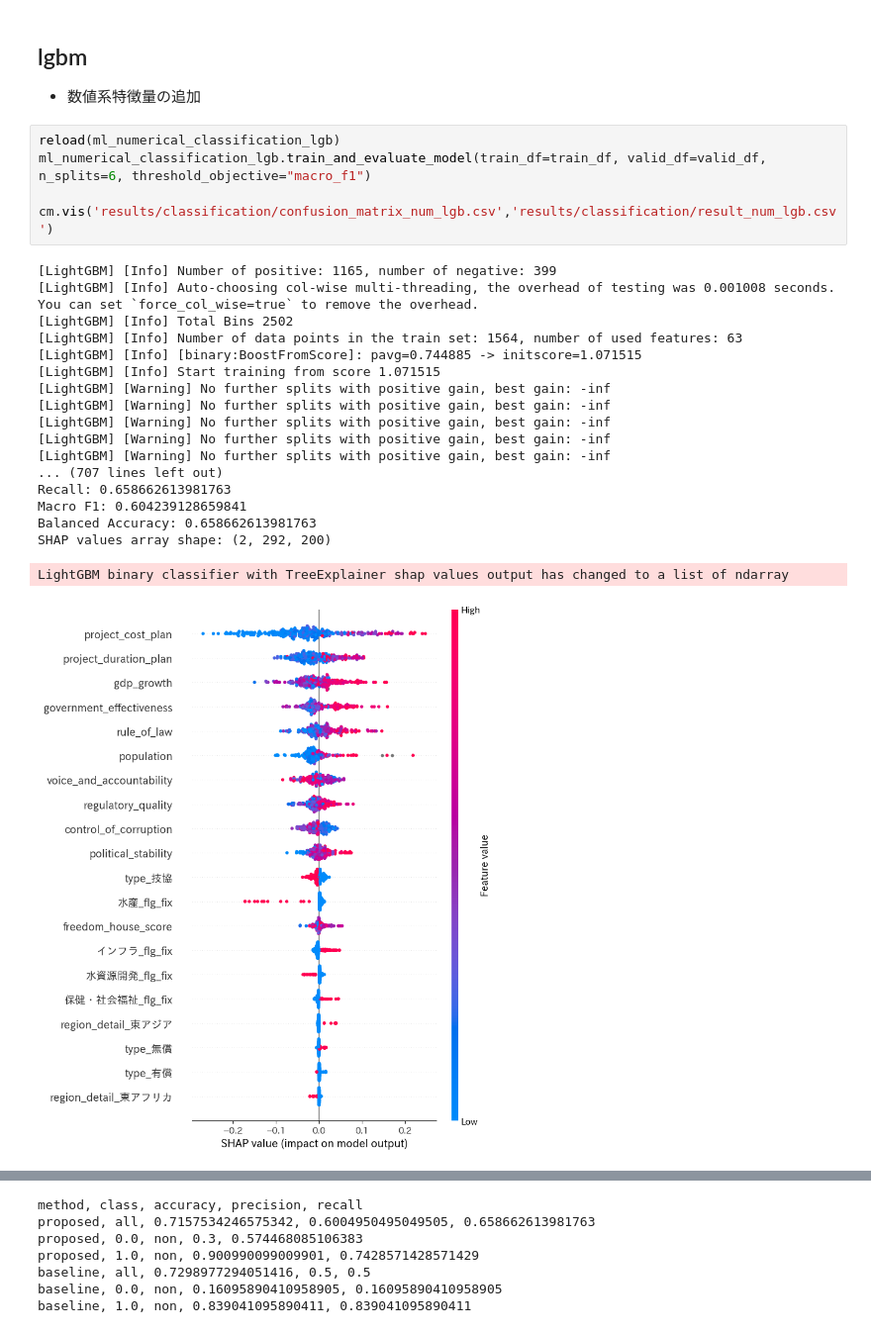
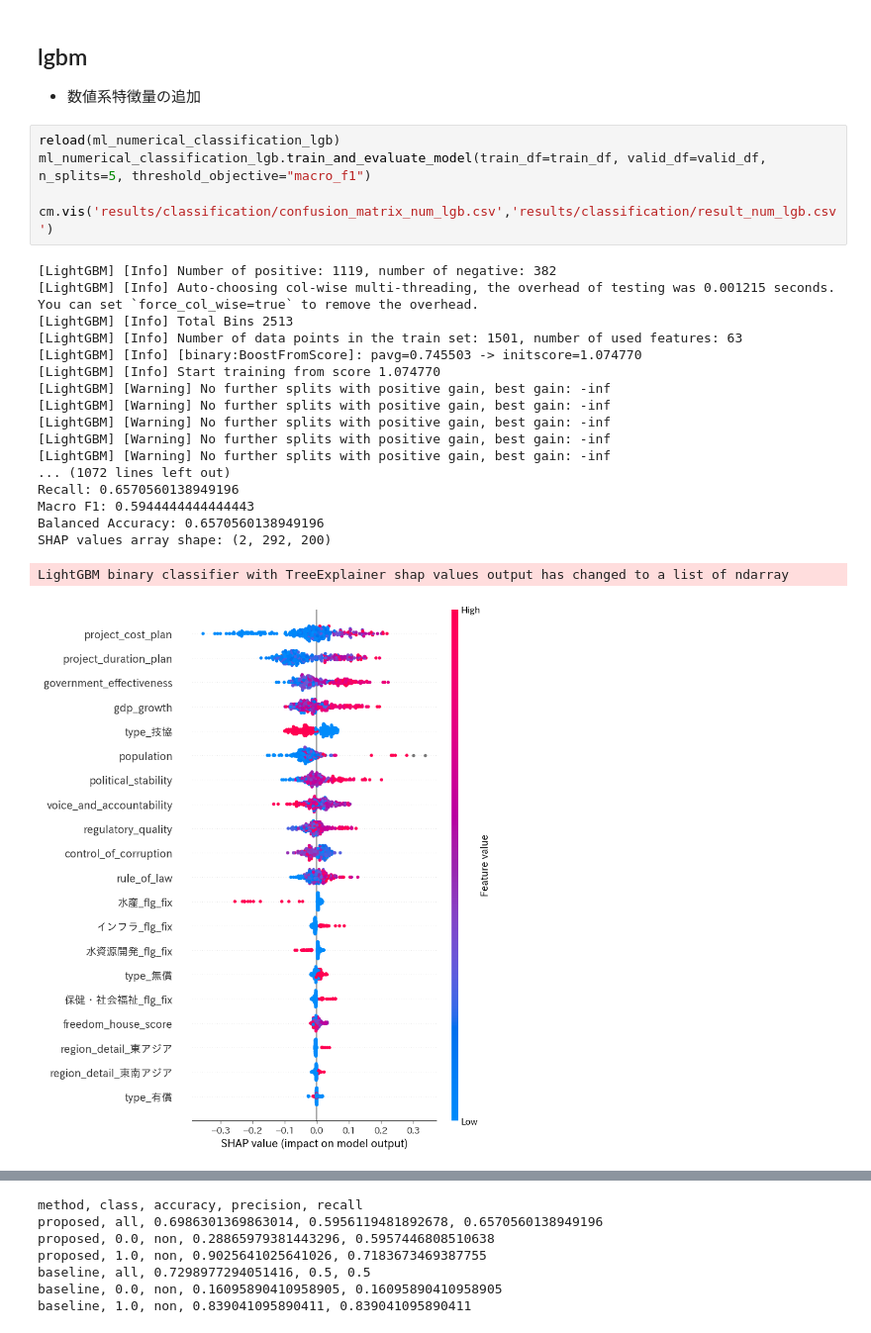
Before and after one commit to MatangoNyanya/post-project-eval, a Jupyter notebook: ml_prediction/prediction.ipynb, the cells around one changed output, grey strips where cells are left out. Shown at 99% size. Saved outputs shown, nothing was run; the diff lists cells and outputs as text.

```diff
--- a/ml_prediction/prediction.ipynb
+++ b/ml_prediction/prediction.ipynb
@@ -344,26 +344,26 @@ baseline, 1.0, non, 0.839041095890411, 0.839041095890411
 - 数値系特徴量の追加
 # %%
 reload(ml_numerical_classification_lgb)
-ml_numerical_classification_lgb.train_and_evaluate_model(train_df=train_df, valid_df=valid_df, n_splits=6, threshold_objective="macro_f1")
+ml_numerical_classification_lgb.train_and_evaluate_model(train_df=train_df, valid_df=valid_df, n_splits=5, threshold_objective="macro_f1")
 
 cm.vis('results/classification/confusion_matrix_num_lgb.csv','results/classification/result_num_lgb.csv')
 # %% [output]
-[LightGBM] [Info] Number of positive: 1165, number of negative: 399
-[LightGBM] [Info] Auto-choosing col-wise multi-threading, the overhead of testing was 0.001008 seconds.
+[LightGBM] [Info] Number of positive: 1119, number of negative: 382
+[LightGBM] [Info] Auto-choosing col-wise multi-threading, the overhead of testing was 0.001215 seconds.
 You can set `force_col_wise=true` to remove the overhead.
-[LightGBM] [Info] Total Bins 2502
-[LightGBM] [Info] Number of data points in the train set: 1564, number of used features: 63
-[LightGBM] [Info] [binary:BoostFromScore]: pavg=0.744885 -> initscore=1.071515
-[LightGBM] [Info] Start training from score 1.071515
+[LightGBM] [Info] Total Bins 2513
+[LightGBM] [Info] Number of data points in the train set: 1501, number of used features: 63
+[LightGBM] [Info] [binary:BoostFromScore]: pavg=0.745503 -> initscore=1.074770
+[LightGBM] [Info] Start training from score 1.074770
 [LightGBM] [Warning] No further splits with positive gain, best gain: -inf
 [LightGBM] [Warning] No further splits with positive gain, best gain: -inf
 [LightGBM] [Warning] No further splits with positive gain, best gain: -inf
 [LightGBM] [Warning] No further splits with positive gain, best gain: -inf
 [LightGBM] [Warning] No further splits with positive gain, best gain: -inf
-... (707 lines left out)
-Recall: 0.658662613981763
-Macro F1: 0.604239128659841
-Balanced Accuracy: 0.658662613981763
+... (1072 lines left out)
+Recall: 0.6570560138949196
+Macro F1: 0.5944444444444443
+Balanced Accuracy: 0.6570560138949196
 SHAP values array shape: (2, 292, 200)
 LightGBM binary classifier with TreeExplainer shap values output has changed to a list of ndarray
-[figure, old version]
+[figure, new version]
@@ -371,7 +371,7 @@ LightGBM binary classifier with TreeExplainer shap values output has changed to
 method, class, accuracy, precision, recall
-proposed, all, 0.7157534246575342, 0.6004950495049505, 0.658662613981763
-proposed, 0.0, non, 0.3, 0.574468085106383
-proposed, 1.0, non, 0.900990099009901, 0.7428571428571429
+proposed, all, 0.6986301369863014, 0.5956119481892678, 0.6570560138949196
+proposed, 0.0, non, 0.28865979381443296, 0.5957446808510638
+proposed, 1.0, non, 0.9025641025641026, 0.7183673469387755
 baseline, all, 0.7298977294051416, 0.5, 0.5
 baseline, 0.0, non, 0.16095890410958905, 0.16095890410958905
 baseline, 1.0, non, 0.839041095890411, 0.839041095890411
```
Also changed, not shown: parts of 1 cell of this notebook.
